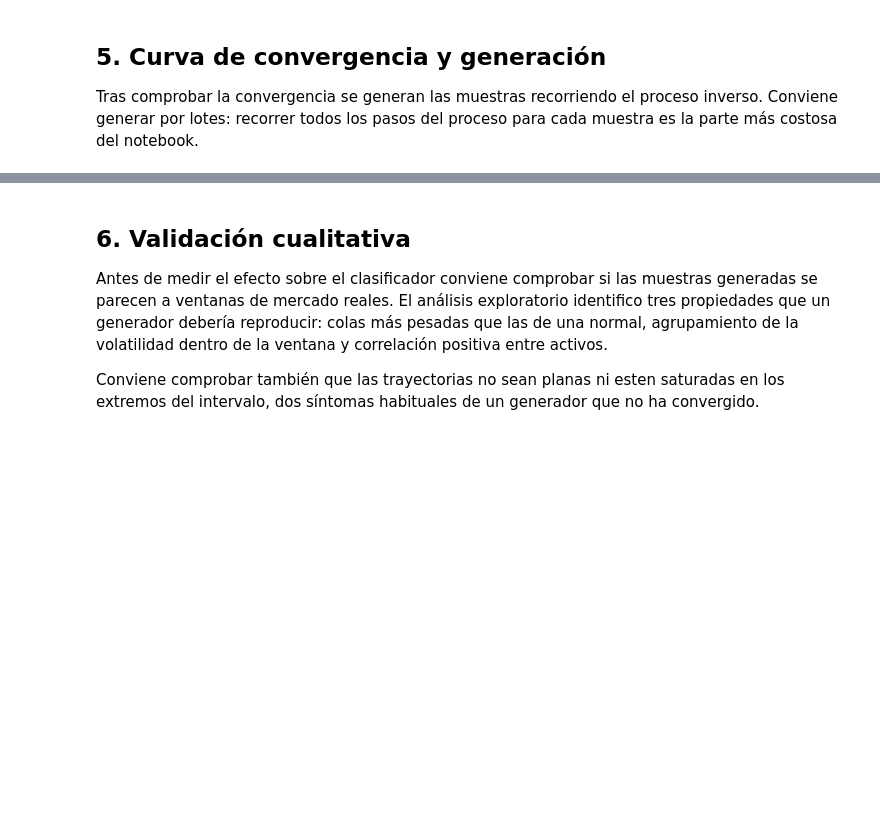
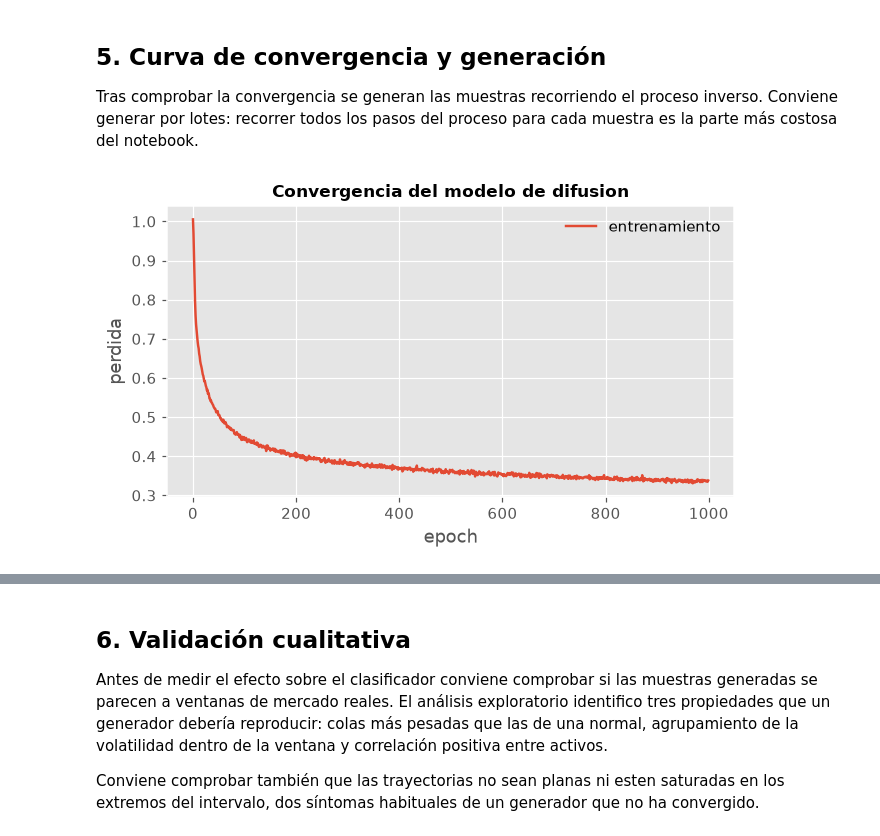
Before and after one commit to raulrodriguezlr/B5-T1, a Jupyter notebook: notebooks/06_generador_diffusion.ipynb, the cells around one changed output, grey strips where cells are left out. Drawn from its saved outputs; the diff is of its cells as text; code cells hidden in the pictures; blank space fills up the shorter version.

```diff
--- a/notebooks/06_generador_diffusion.ipynb
+++ b/notebooks/06_generador_diffusion.ipynb
@@ -144,0 +229,35 @@ la curva es fácil de interpretar.
+# %%
+EPOCHS_DIFUSION = 1000
+LOTE_DIFUSION = 64
+
+rng = np.random.default_rng(config.SEMILLA)
+historial_perdida = []
+t_inicio = time.time()
+
+for epoca in range(EPOCHS_DIFUSION):
+    orden = rng.permutation(len(X0))
+    perdidas_epoca = []
+
+    for i in range(0, len(X0), LOTE_DIFUSION):
+        idx = orden[i:i + LOTE_DIFUSION]
+        ventanas = X0[idx]
+        etiquetas = y_real[idx].reshape(-1, 1)
+
+        pasos = rng.integers(0, T_DIFUSION, len(idx))
+        ruido = rng.normal(size=ventanas.shape).astype("float32")
+        ruidosas = (raiz_acum[pasos][:, None] * ventanas
+                    + raiz_1m[pasos][:, None] * ruido)
+
+        perdidas_epoca.append(float(estimador.train_on_batch(
+            [ruidosas, EMB[pasos], etiquetas], ventanas)))
+
+    historial_perdida.append(float(np.mean(perdidas_epoca)))
+
+    if epoca % 100 == 0 or epoca == EPOCHS_DIFUSION - 1:
+        print(f"epoca {epoca:>4d}   error {historial_perdida[-1]:.4f}"
+              f"   ({(time.time() - t_inicio) / 60:.1f} min)")
+
+print()
+print(f"Entrenamiento finalizado en {(time.time() - t_inicio) / 60:.1f} minutos.")
+print(f"Error inicial -> final: {historial_perdida[0]:.4f}"
+      f" -> {historial_perdida[-1]:.4f}")
@@ -159,0 +285,7 @@ N_SINTETICOS = int(config.N_REALES * max(config.RATIOS_SINTETICOS))
+# %%
+graficos.curva_perdida(
+    {"loss": historial_perdida}, "Convergencia del modelo de difusion",
+    "06_perdida_difusion", claves=("loss",))
+plt.show()
+# %% [output]
+[figure, added]
```
Also changed, not shown: parts of 31 cells of this notebook, 52 other files.
